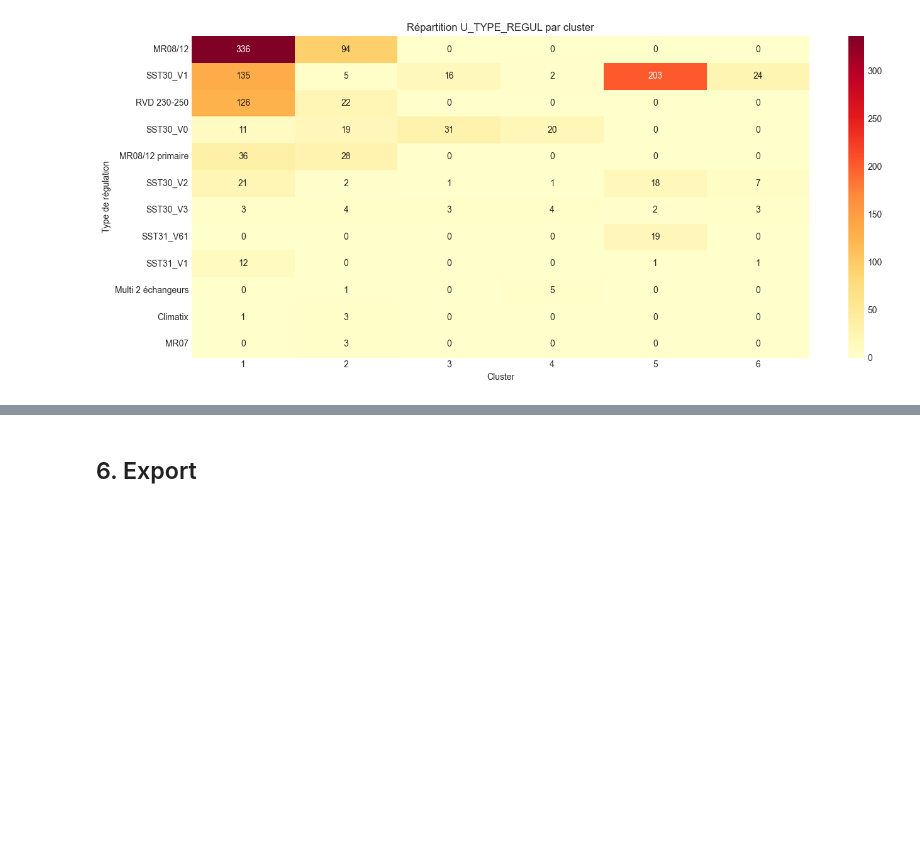
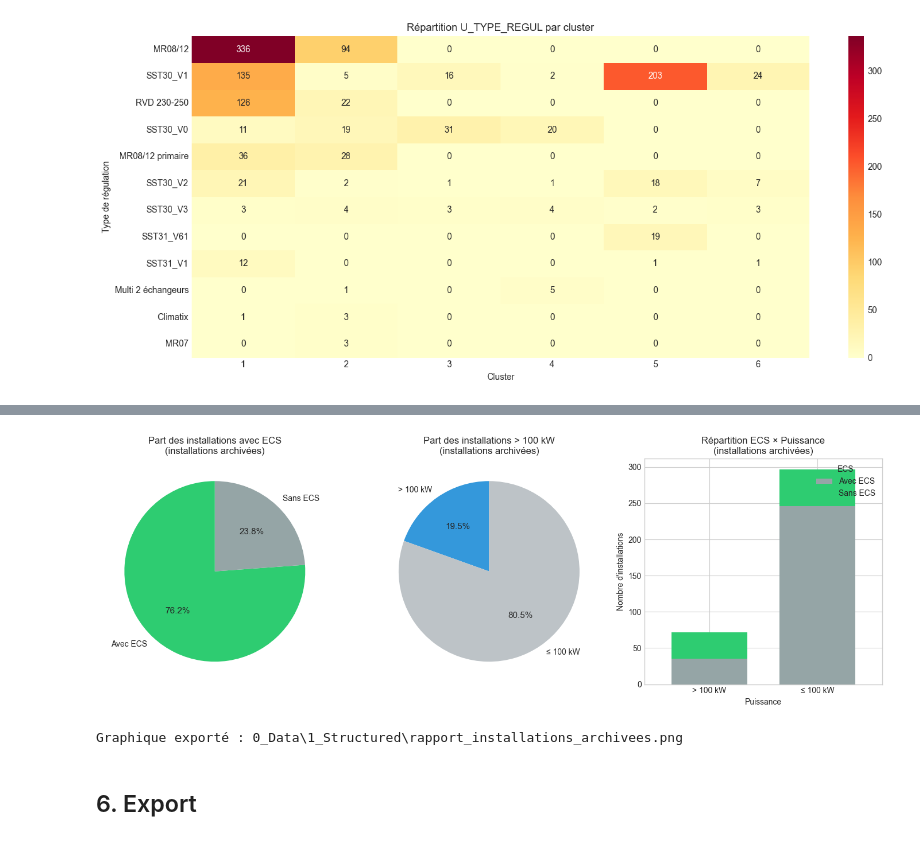
Before and after one commit to Lucasandrey1996/CASIA_TCAS, a Jupyter notebook: 2_Program/analyse_sst_clust_GESA.ipynb, the cells around one changed output, grey strips where cells are left out. Drawn from its saved outputs; the diff is of its cells as text; code cells hidden in the pictures; blank space fills up the shorter version.

Commit message:
Rapport_V2

```diff
--- a/2_Program/analyse_sst_clust_GESA.ipynb
+++ b/2_Program/analyse_sst_clust_GESA.ipynb
@@ -310,0 +289,66 @@ plt.show()
+# %%
+# %% Installations archivées : statistiques et graphiques pour rapport
+df_arch = df_cluster[df_cluster["archivé"] == 1].copy()
+n_arch = len(df_arch)
+
+# Statistiques
+n_ecs = (df_arch["U_PROD_ECS_01"] == 1).sum()
+n_gt100 = (df_arch["U_PUISSANCE_kW_fill"] >= 100).sum()
+pct_ecs = n_ecs / n_arch * 100 if n_arch > 0 else 0
+pct_gt100 = n_gt100 / n_arch * 100 if n_arch > 0 else 0
+
+print("=== Installations archivées (SST remontées) ===\n")
+print(f"Total : {n_arch} installations\n")
+print(f"Part avec ECS (U_PROD_ECS=1)     : {n_ecs:4d} ({pct_ecs:.1f} %)")
+print(f"Part sans ECS (U_PROD_ECS=0)     : {n_arch - n_ecs:4d} ({100 - pct_ecs:.1f} %)\n")
+print(f"Part > 100 kW                    : {n_gt100:4d} ({pct_gt100:.1f} %)")
+print(f"Part ≤ 100 kW                    : {n_arch - n_gt100:4d} ({100 - pct_gt100:.1f} %)")
+
+# Tableau croisé ECS x Puissance
+cross = pd.crosstab(
+    df_arch["U_PROD_ECS_01"].map({0: "Sans ECS", 1: "Avec ECS"}),
+    (df_arch["U_PUISSANCE_kW_fill"] >= 100).map({False: "≤ 100 kW", True: "> 100 kW"})
+)
+print("\nRépartition croisée (ECS × Puissance) :")
+print(cross)
+
+# --- Graphiques pour rapport (haute résolution) ---
+fig, axes = plt.subplots(1, 3, figsize=(14, 5))
+
+# 1. Part ECS
+ax = axes[0]
+labels_ecs = ["Avec ECS", "Sans ECS"]
+sizes_ecs = [n_ecs, n_arch - n_ecs]
+colors_ecs = ["#2ecc71", "#95a5a6"]
+wedges, texts, autotexts = ax.pie(sizes_ecs, labels=labels_ecs, autopct="%1.1f%%", colors=colors_ecs, startangle=90)
+for t in autotexts:
+    t.set_fontsize(11)
+ax.set_title("Part des installations avec ECS\n(installations archivées)", fontsize=12)
+
+# 2. Part > 100 kW
+ax = axes[1]
+labels_puiss = ["> 100 kW", "≤ 100 kW"]
+sizes_puiss = [n_gt100, n_arch - n_gt100]
+colors_puiss = ["#3498db", "#bdc3c7"]
+wedges, texts, autotexts = ax.pie(sizes_puiss, labels=labels_puiss, autopct="%1.1f%%", colors=colors_puiss, startangle=90)
+for t in autotexts:
+    t.set_fontsize(11)
+ax.set_title("Part des installations > 100 kW\n(installations archivées)", fontsize=12)
+
+# 3. Répartition croisée (barres empilées)
+ax = axes[2]
+cross_plot = cross.T  # Puissance en lignes, ECS en colonnes
+cross_plot.plot(kind="bar", stacked=True, ax=ax, color=["#95a5a6", "#2ecc71"], width=0.7)
+ax.set_xlabel("Puissance")
+ax.set_ylabel("Nombre d'installations")
+ax.set_title("Répartition ECS × Puissance\n(installations archivées)", fontsize=12)
+ax.legend(title="ECS", loc="upper right")
+ax.set_xticklabels(ax.get_xticklabels(), rotation=0)
+
+plt.tight_layout()
+out_fig = Path("0_Data/1_Structured/rapport_installations_archivees.png")
+out_fig.parent.mkdir(parents=True, exist_ok=True)
+plt.savefig(out_fig, dpi=150, bbox_inches="tight")
+plt.show()
+print(f"\nGraphique exporté : {out_fig}")
+# %% [output]
@@ -311,3 +370,5 @@ plt.show()
+[figure, added]
+Graphique exporté : 0_Data\1_Structured\rapport_installations_archivees.png
 # %% [markdown]
 ## 6. Export
 # %%
```
Also changed, not shown: parts of 3 cells of this notebook, 8 other files.
